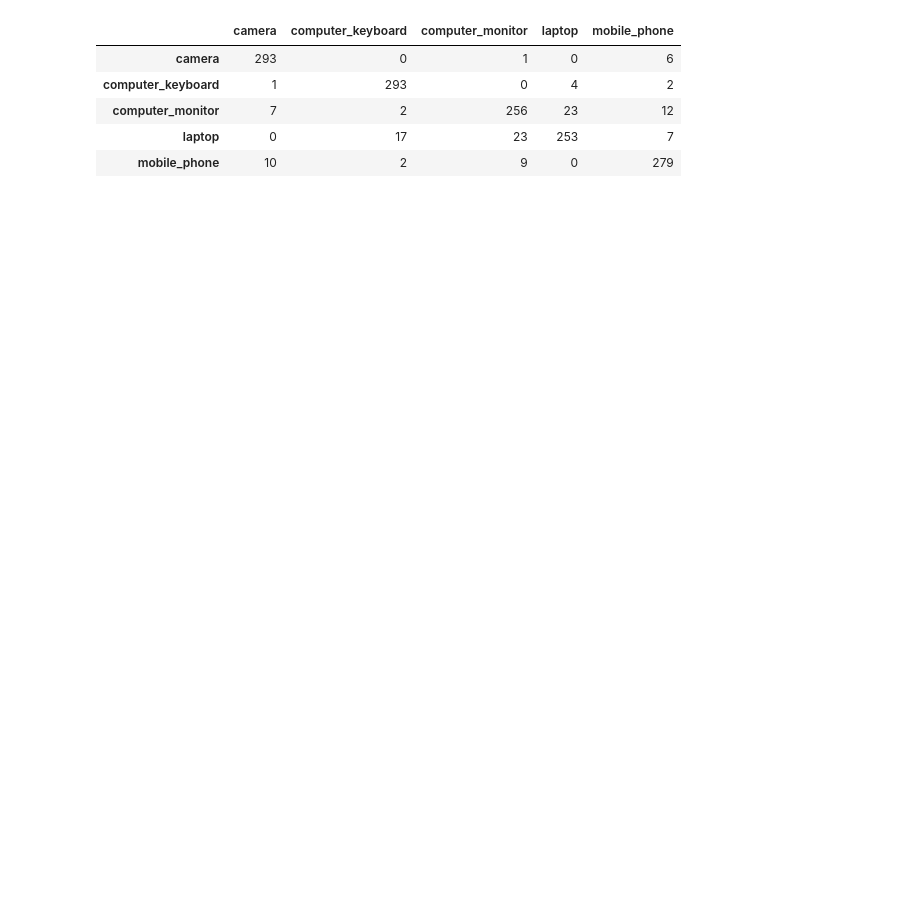
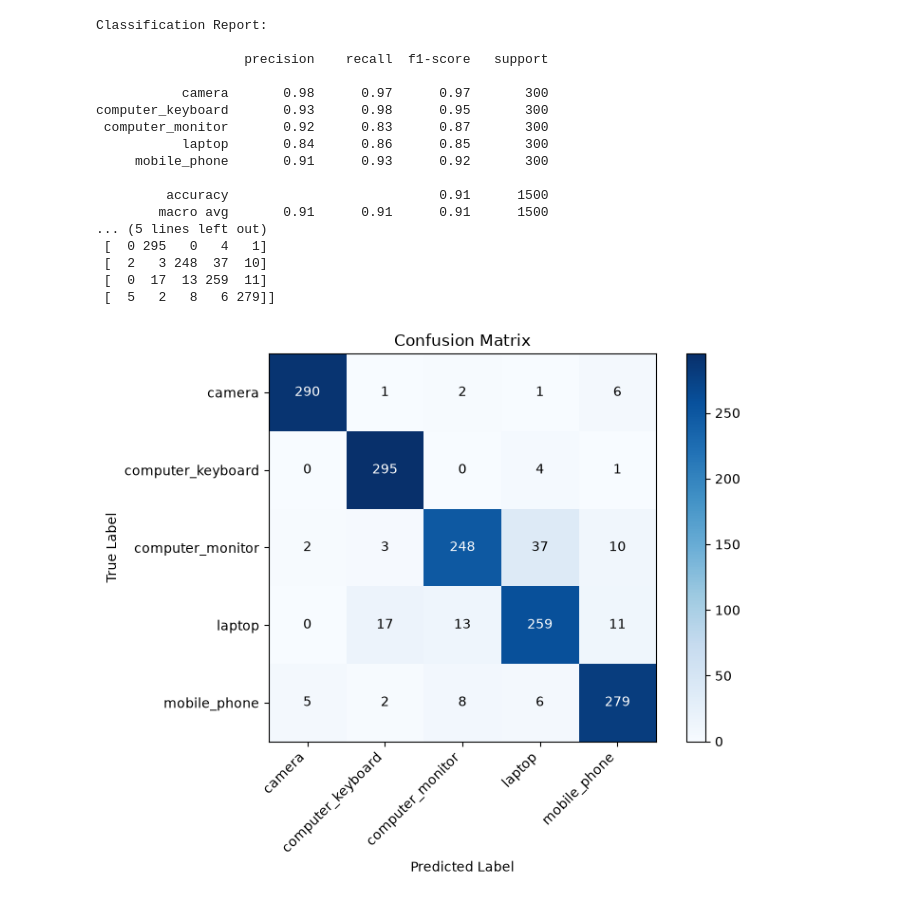
Before and after one commit to agungtrisutaji/submission-klasifikasi-gambar-eurosat, a Jupyter notebook: klasifikasi-gambar-it-assets.ipynb, the cells around one changed output. Cells and saved outputs as stored; diff of their text form; code cells hidden in the pictures; blank space fills up the shorter version.

```diff
--- a/klasifikasi-gambar-it-assets.ipynb
+++ b/klasifikasi-gambar-it-assets.ipynb
@@ -914,34 +851,43 @@ y_pred = []
 y_confidence = []
 
 for images, labels in test_ds:
-    probabilities = model.predict(images, verbose=0)
-    y_true.extend(np.argmax(labels.numpy(), axis=1).tolist())
-    y_pred.extend(np.argmax(probabilities, axis=1).tolist())
-    y_confidence.extend(np.max(probabilities, axis=1).tolist())
+    preds = model.predict(images, verbose=0)
+    y_true.extend(np.argmax(labels.numpy(), axis=1))
+    y_pred.extend(np.argmax(preds, axis=1))
+    y_confidence.extend(np.max(preds, axis=1))
 
-report_text = classification_report(y_true, y_pred, target_names=class_names)
-print(report_text)
-
-report_dict = classification_report(y_true, y_pred, target_names=class_names, output_dict=True)
-classification_report_df = pd.DataFrame(report_dict).transpose()
-classification_report_df.to_csv(EVALUATION_DIR / "sequential_classification_report.csv")
+print("Classification Report:\n")
+report = classification_report(y_true, y_pred, target_names=class_names)
+print(report)
 
 cm = confusion_matrix(y_true, y_pred)
-confusion_matrix_df = pd.DataFrame(cm, index=class_names, columns=class_names)
-confusion_matrix_df.to_csv(EVALUATION_DIR / "sequential_confusion_matrix.csv")
-display(confusion_matrix_df)
+print("Confusion Matrix:\n")
+print(cm)
 
-plt.figure(figsize=(7, 6))
-plt.imshow(cm, cmap="Blues")
-plt.title("Confusion Matrix - Test Set")
-plt.xticks(range(NUM_CLASSES), class_names, rotation=45, ha="right")
-plt.yticks(range(NUM_CLASSES), class_names)
+# Save classification report
+report_df = pd.DataFrame(
+    classification_report(y_true, y_pred, target_names=class_names, output_dict=True)
+).T
+report_df.to_csv(EVALUATION_DIR / "sequential_classification_report.csv")
+
+# Save confusion matrix
+cm_df = pd.DataFrame(cm, index=class_names, columns=class_names)
+cm_df.to_csv(EVALUATION_DIR / "sequential_confusion_matrix.csv")
+
+# Visualize confusion matrix
+plt.figure(figsize=(8, 6))
+plt.imshow(cm, interpolation="nearest", cmap=plt.cm.Blues)
+plt.title("Confusion Matrix")
 plt.colorbar()
-for i in range(NUM_CLASSES):
-    for j in range(NUM_CLASSES):
-        plt.text(j, i, cm[i, j], ha="center", va="center", color="white" if cm[i, j] > cm.max() / 2 else "black")
-plt.xlabel("Predicted label")
-plt.ylabel("True label")
+tick_marks = np.arange(len(class_names))
+plt.xticks(tick_marks, class_names, rotation=45, ha="right")
+plt.yticks(tick_marks, class_names)
+for i in range(cm.shape[0]):
+    for j in range(cm.shape[1]):
+        plt.text(j, i, str(cm[i, j]), ha="center", va="center",
+                 color="white" if cm[i, j] > cm.max() / 2 else "black")
+plt.ylabel("True Label")
+plt.xlabel("Predicted Label")
 plt.tight_layout()
 plt.savefig(EVALUATION_DIR / "sequential_confusion_matrix.png", dpi=150)
 plt.show()
@@ -960,6 +896,18 @@ computer_keyboard       0.93      0.98      0.95       300
-|  | camera | computer_keyboard | computer_monitor | laptop | mobile_phone |
-| camera | 293 | 0 | 1 | 0 | 6 |
-| computer_keyboard | 1 | 293 | 0 | 4 | 2 |
-| computer_monitor | 7 | 2 | 256 | 23 | 12 |
-| laptop | 0 | 17 | 23 | 253 | 7 |
-| mobile_phone | 10 | 2 | 9 | 0 | 279 |
+Classification Report:
+
+                   precision    recall  f1-score   support
+
+           camera       0.98      0.97      0.97       300
+computer_keyboard       0.93      0.98      0.95       300
+ computer_monitor       0.92      0.83      0.87       300
+           laptop       0.84      0.86      0.85       300
+     mobile_phone       0.91      0.93      0.92       300
+
+         accuracy                           0.91      1500
+        macro avg       0.91      0.91      0.91      1500
+... (5 lines left out)
+ [  0 295   0   4   1]
+ [  2   3 248  37  10]
+ [  0  17  13 259  11]
+ [  5   2   8   6 279]]
+[figure, added]
```
Also changed, not shown: parts of 64 cells of this notebook, 2 other files.
